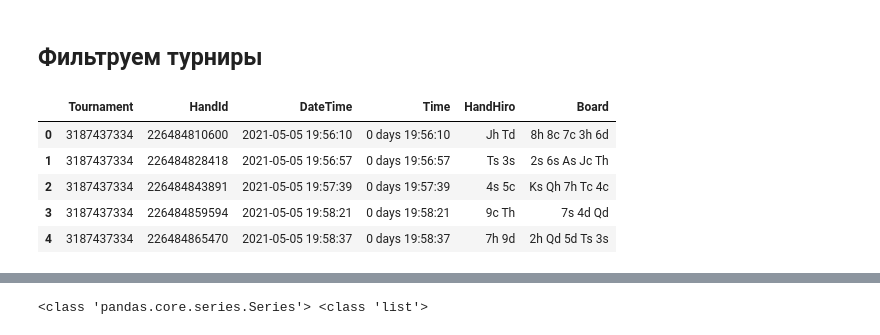
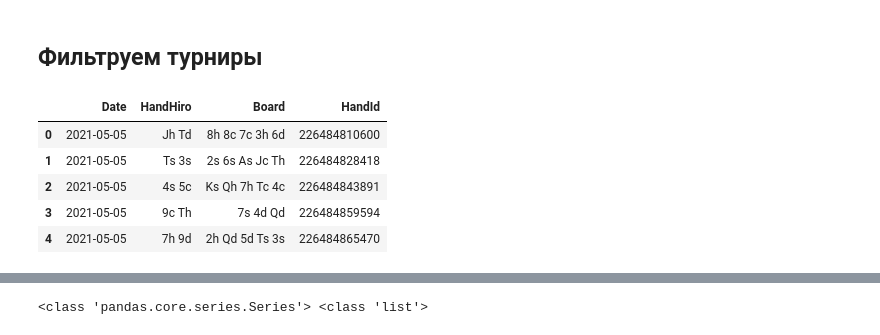
Before and after one commit to meraline/Analyz_Pokera, a Jupyter notebook: analiz_poker_day.ipynb, the cells around one changed output, grey strips where cells are left out. Drawn from its saved outputs; the diff is of its cells as text; code cells hidden in the pictures.

```diff
--- a/analiz_poker_day.ipynb
+++ b/analiz_poker_day.ipynb
@@ -145,15 +114,15 @@ Freq: D, Name: DateTime, dtype: int64
 # %% [markdown]
 ## Фильтруем турниры
 # %%
-data_filter = dataf[['Tournament', 'HandId','DateTime', 'Time', 'HandHiro', 'Board']]
+data_filter = dataf[['Date', 'HandHiro', 'Board','HandId']]
 data_filter.head()
 # %% [output]
-|  | Tournament | HandId | DateTime | Time | HandHiro | Board |
-| 0 | 3187437334 | 226484810600 | 2021-05-05 19:56:10 | 0 days 19:56:10 | Jh Td | 8h 8c 7c 3h 6d |
-| 1 | 3187437334 | 226484828418 | 2021-05-05 19:56:57 | 0 days 19:56:57 | Ts 3s | 2s 6s As Jc Th |
-| 2 | 3187437334 | 226484843891 | 2021-05-05 19:57:39 | 0 days 19:57:39 | 4s 5c | Ks Qh 7h Tc 4c |
-| 3 | 3187437334 | 226484859594 | 2021-05-05 19:58:21 | 0 days 19:58:21 | 9c Th | 7s 4d Qd |
-| 4 | 3187437334 | 226484865470 | 2021-05-05 19:58:37 | 0 days 19:58:37 | 7h 9d | 2h Qd 5d Ts 3s |
+|  | Date | HandHiro | Board | HandId |
+| 0 | 2021-05-05 | Jh Td | 8h 8c 7c 3h 6d | 226484810600 |
+| 1 | 2021-05-05 | Ts 3s | 2s 6s As Jc Th | 226484828418 |
+| 2 | 2021-05-05 | 4s 5c | Ks Qh 7h Tc 4c | 226484843891 |
+| 3 | 2021-05-05 | 9c Th | 7s 4d Qd | 226484859594 |
+| 4 | 2021-05-05 | 7h 9d | 2h Qd 5d Ts 3s | 226484865470 |
 # %%
 # data_filter.groupby(['Tournament']).agg({'HandId': "count"}).reset_index()
 # %%
```
Also changed, not shown: parts of 26 cells of this notebook, 2 other files.
